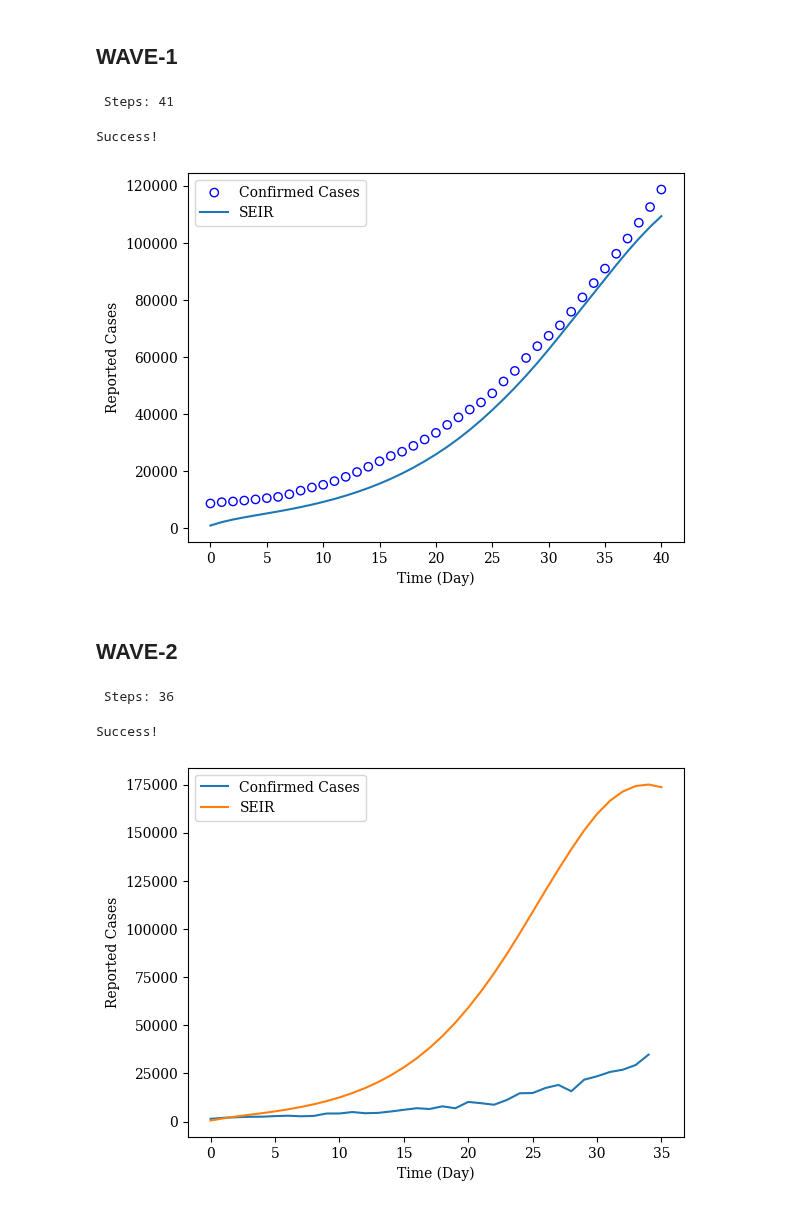
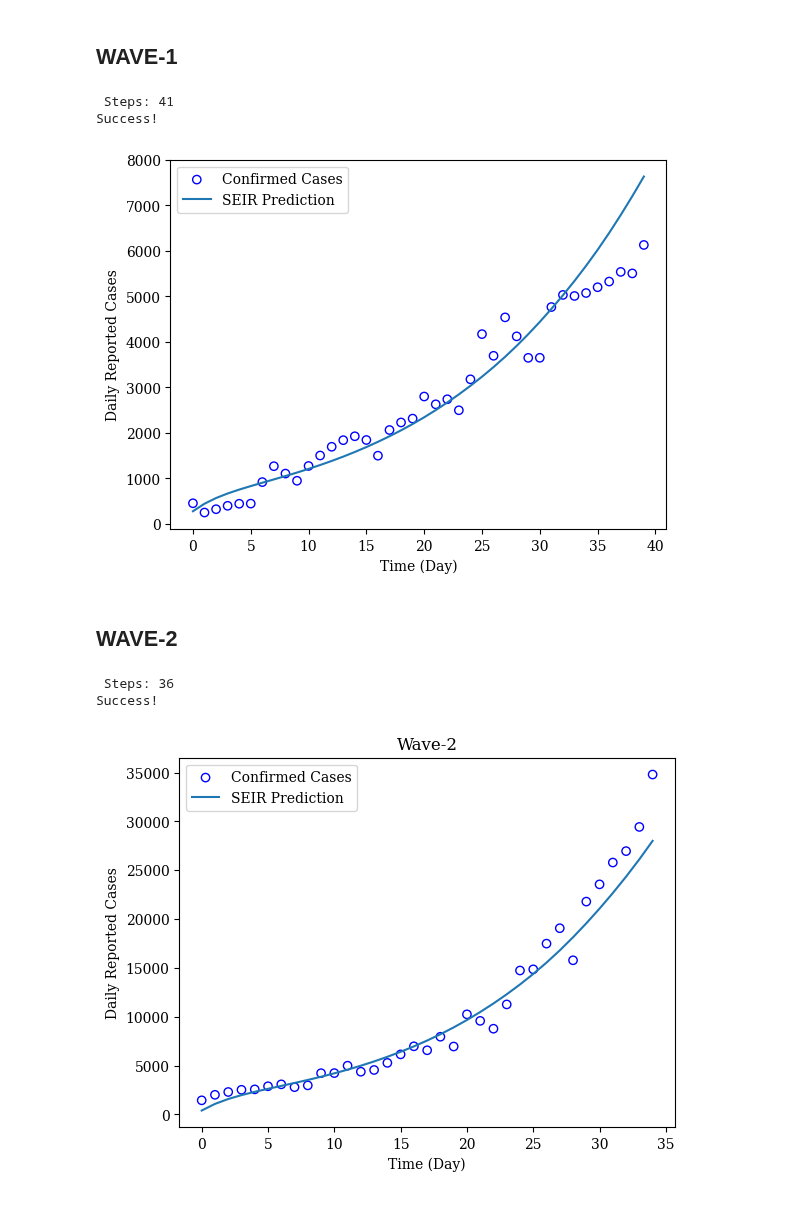
Before and after one commit to HimanshuSingh-all/Computational-Epidemiology-ICTS, a Jupyter notebook: assignments/assignment-1/comp_epi_assign_1.ipynb, the cells around one changed output. Drawn from its saved outputs; the diff is of its cells as text; code cells hidden in the pictures.

```diff
--- a/assignments/assignment-1/comp_epi_assign_1.ipynb
+++ b/assignments/assignment-1/comp_epi_assign_1.ipynb
@@ -262,10 +262,9 @@ def loss_function(
         y0=initcondition,
         args=(seirparam,)
     )
-    getstatearr = solution.y
     assert solution.y.shape[1] == steps
     # "Theoretically" predicted confirmed infections per day
-    e_t = np.diff(cir*solution.y[1,:]*alpha)
+    e_t = cir*solution.y[1,:-1]*alpha
     del solution
     # get the running average
     filter_conv = np.ones((7,))/7
@@ -320,7 +319,7 @@ else:
     print("Fail!")
 # %% [output]
  Steps: 41
+Success!
-Success!
 # %%
 params_wave_1 = res1_wave.x
 beta_wave_1, exposed_wave_1, infected_wave_1, recovered_wave_1, cir_wave_1 = params_wave_1
@@ -337,7 +336,7 @@ seirparam = SEIRParams(
 )
 
 
-steps_wave_1 = wave_1_cases_confirmed.shape[0]
+steps_wave_1 = wave_1_new_cases_confirmed.shape[0]
 teval = np.linspace(0, steps_wave_1-1, steps_wave_1)
 init_condition_wave_1 = np.array(
     (
@@ -355,21 +354,21 @@ solution_wave_1 = solve_ivp(
     y0 = init_condition_wave_1
 )
 reported_theoretical_cases = solution_wave_1.y[1]*alpha*cir_wave_1
-plt.scatter(teval, wave_1_cases_confirmed, label = 'Confirmed Cases', facecolor = 'none', edgecolors='blue')
-plt.plot(teval, reported_theoretical_cases, label = 'SEIR')
+plt.scatter(teval, wave_1_new_cases_confirmed, label = 'Confirmed Cases', facecolor = 'none', edgecolors='blue')
+plt.plot(teval, reported_theoretical_cases, label = 'SEIR Prediction')
 plt.xlabel('Time (Day)')
-plt.ylabel('Reported Cases')
+plt.ylabel('Daily Reported Cases')
 plt.legend()
 plt.show()
 # %% [output]
-[figure, old version]
+[figure, new version]
 # %% [markdown]
 ## WAVE-2
 # %%
 from scipy import optimize
 # Use a optimizer to compute the unknown parameters
 
-# for the first wave
+# defining the constraints for the second wave
 second_wave_constraints = (
     {'type': 'ineq', 'fun': lambda x: x[3] - 0.156*N},
     {'type': 'ineq', 'fun': lambda x: 0.30*N - x[3]},
@@ -407,46 +406,55 @@ else:
     print("Fail!")
 # %% [output]
  Steps: 36
+Success!
-Success!
 # %%
 params_wave_2 = res2_wave.x
 beta_wave_2, exposed_wave_2, infected_wave_2, recovered_wave_2, cir_wave_2 = params_wave_2
 
 # simulate the wave-1 of the pandemic
 exposed_wave_2 = int(exposed_wave_2)
 infected_wave_2 = int(infected_wave_2)
 recovered_wave_2 = int(recovered_wave_2)
 seirparam = SEIRParams(
     alpha=alpha,
     beta=beta_wave_2,
     gamma=gamma,
     N = N
 )
 
 
-steps_wave_2 = wave_2_cases_confirmed.shape[0]
-teval = np.linspace(0, steps_wave_2-1, steps_wave_2)
+steps_wave_2 = wave_2_new_cases_confirmed.shape[0]
+teval_wave_2 = np.linspace(0, steps_wave_2-1, steps_wave_2)
+
+#solving the seir equation with the solved parameters
 init_condition_wave_2 = np.array(
     (
     N - exposed_wave_2- infected_wave_2-recovered_wave_2,
     exposed_wave_2,
     infected_wave_2,
     recovered_wave_2
     )
     )
 solution_wave_2 = solve_ivp(
     fun = seir_diff,
     args=(seirparam,),
-    t_span= (teval[0], teval[-1]),
-    t_eval= teval,
+    t_span= (teval_wave_2[0], teval_wave_2[-1]),
+    t_eval= teval_wave_2,
     y0 = init_condition_wave_2
 )
-reported_theoretical_cases = solution_wave_2.y[1]*alpha*cir_wave_2
-plt.plot(wave_2_new_cases_confirmed, label = 'Confirmed Cases') #, facecolor = 'none', edgecolors='blue')
-plt.plot(reported_theoretical_cases, label = 'SEIR')
+reported_theoretical_cases_wave_2 = solution_wave_2.y[1]*alpha*cir_wave_2
+
+
+
+# plt.plot(teval_wave_2, wave_2_new_cases_confirmed, label = 'Confirmed Cases') #, facecolor = 'none', edgecolors='blue')
+# plt.plot(teval_wave_2, reported_theoretical_cases_wave_2, label = 'SEIR')
+
+plt.scatter(teval_wave_2, wave_2_new_cases_confirmed, label = 'Confirmed Cases', facecolor = 'none', edgecolors='blue')
+plt.plot(teval_wave_2, reported_theoretical_cases_wave_2, label = 'SEIR Prediction')
 plt.xlabel('Time (Day)')
-plt.ylabel('Reported Cases')
+plt.ylabel('Daily Reported Cases')
+plt.title('Wave-2')
 plt.legend()
 plt.show()
 # %% [output]
-[figure, old version]
+[figure, new version]
```
Also changed, not shown: parts of 2 cells of this notebook.
